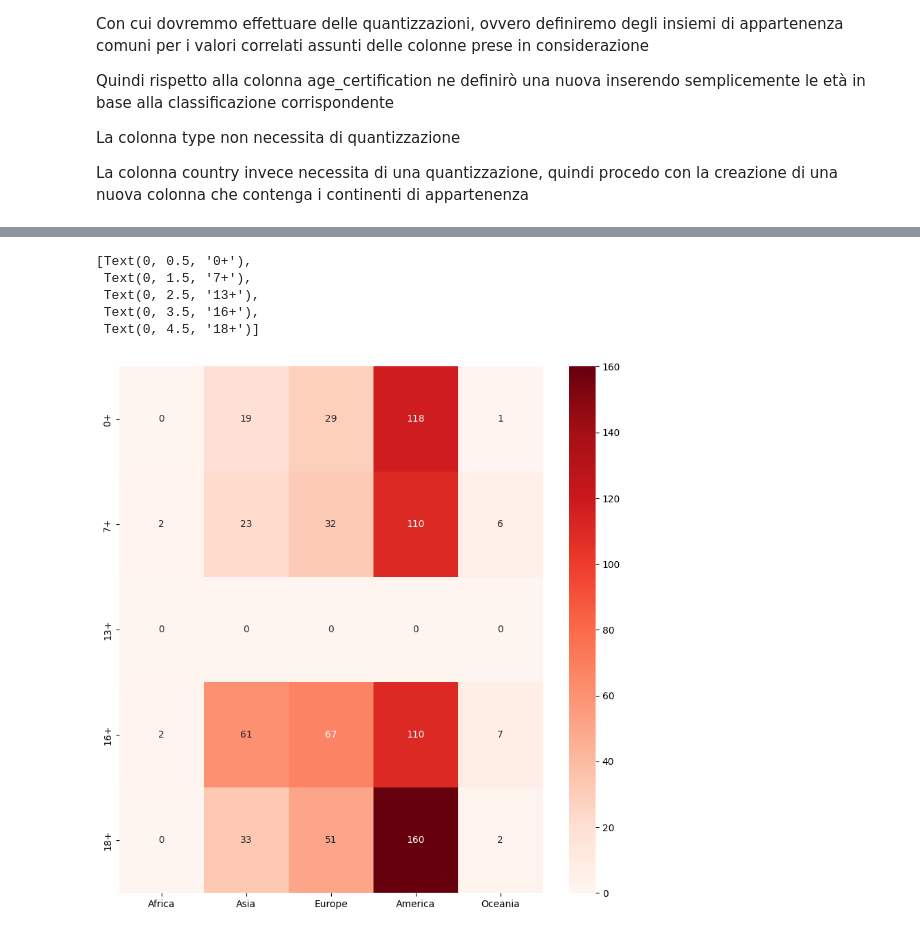
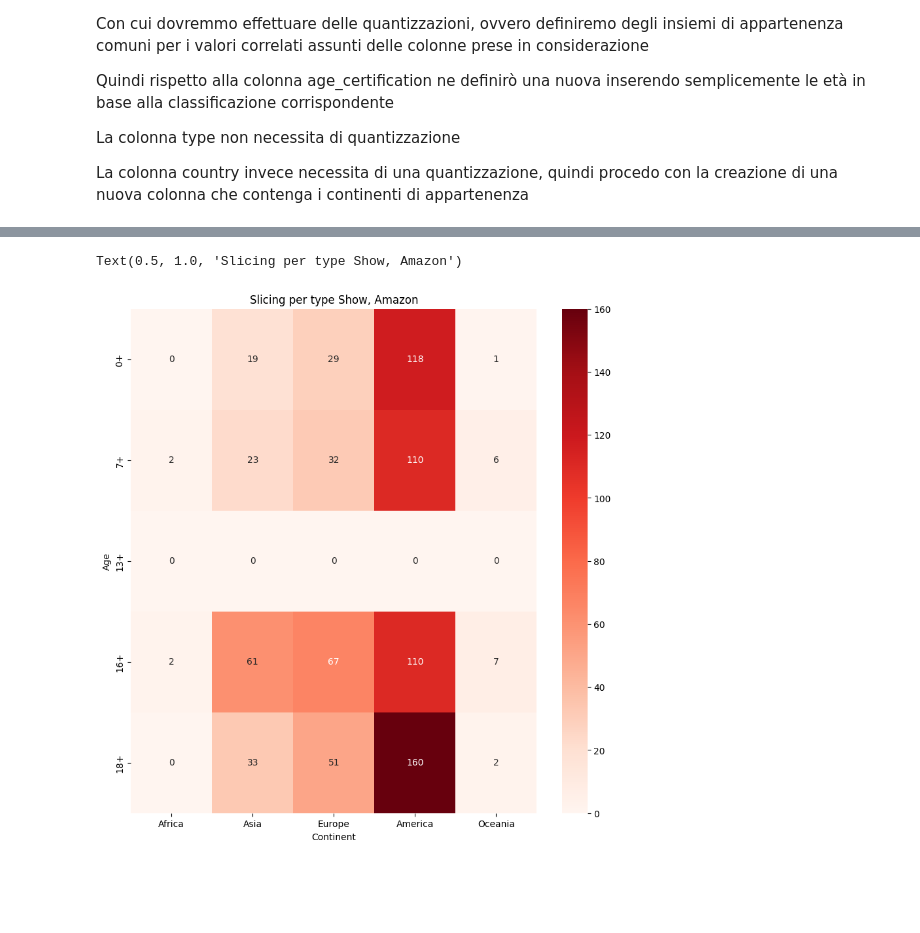
Before and after one commit to edotaggaedo/Progetto_finale_IDS, a Jupyter notebook: Progetto_Finale/ProgFin.ipynb, the cells around one changed output, grey strips where cells are left out. Drawn from its saved outputs; the diff is of its cells as text; code cells hidden in the pictures; blank space fills up the shorter version.

```diff
--- a/Progetto_Finale/ProgFin.ipynb
+++ b/Progetto_Finale/ProgFin.ipynb
@@ -795,14 +847,13 @@ dicing per age 0+, type Movie, Disney
 # %%
-#Visualizzo la heatmap per type Show
+#Visualizzo la heatmap per type Show con titolo Amazon
 
 fig, ax = plt.subplots(figsize=(10,10))
 sns.heatmap(OLAP_amazon[:,:,1], annot=True, fmt='g', ax=ax, cmap='Reds')
 ax.set_xticklabels(quantize_continent)
 ax.set_yticklabels(quantize_age)
+ax.set_xlabel('Continent')
+ax.set_ylabel('Age')
+plt.title('Slicing per type Show, Amazon')
 # %% [output]
-[Text(0, 0.5, '0+'),
- Text(0, 1.5, '7+'),
- Text(0, 2.5, '13+'),
- Text(0, 3.5, '16+'),
- Text(0, 4.5, '18+')]
+Text(0.5, 1.0, 'Slicing per type Show, Amazon')
-[figure, old version]
+[figure, new version]
```
Also changed, not shown: parts of 12 cells of this notebook.
